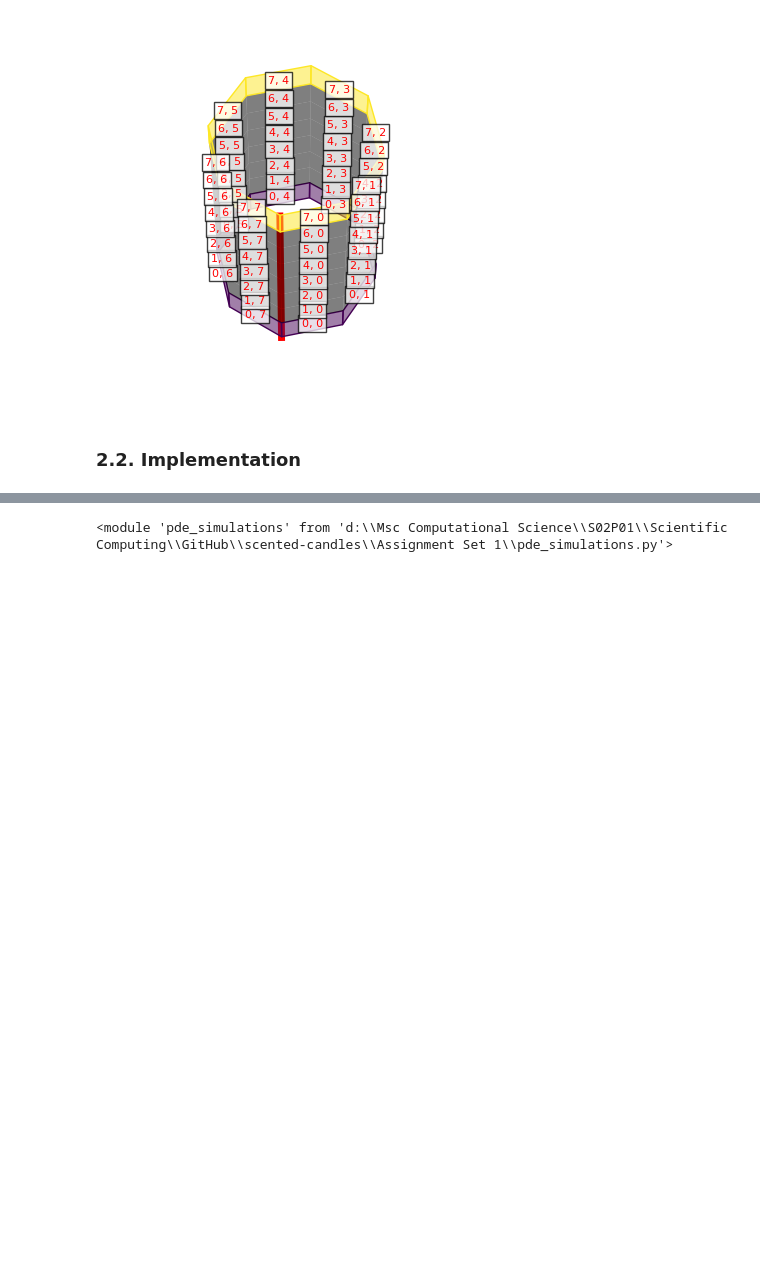
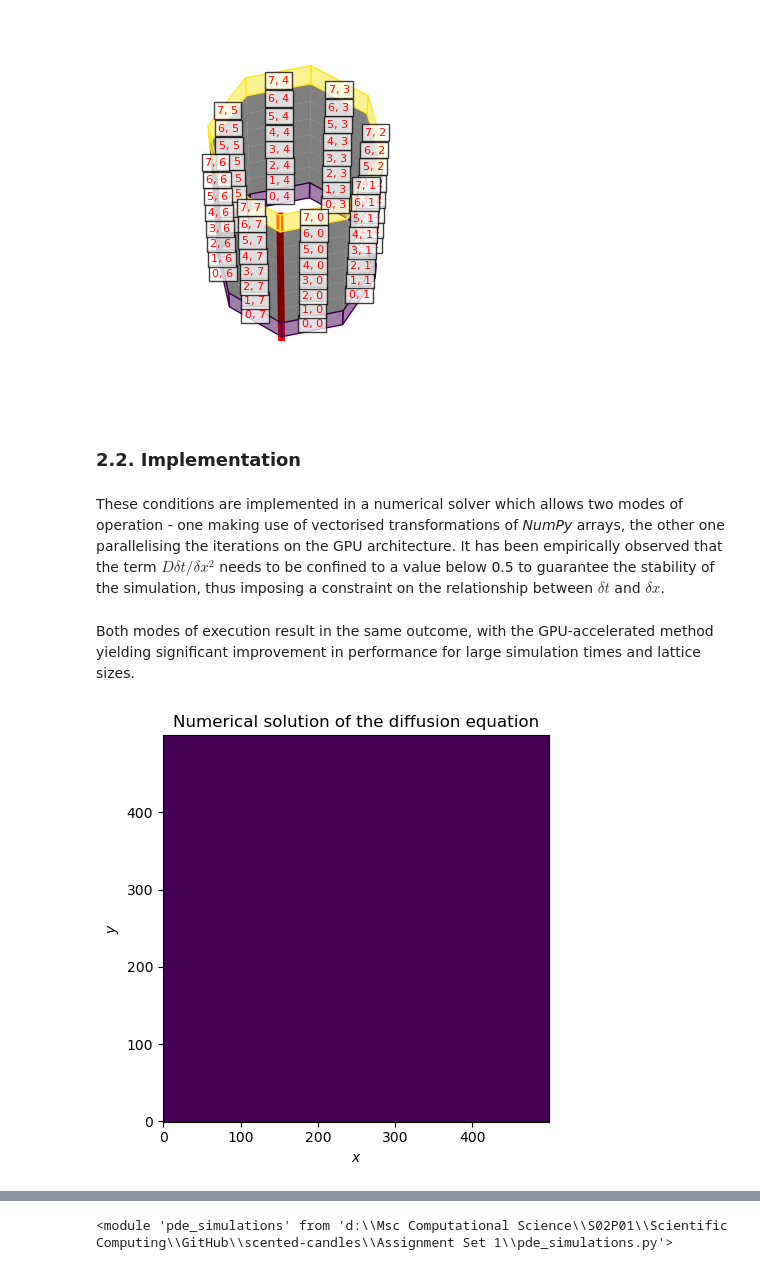
Before and after one commit to mboyan/scented-candles, a Jupyter notebook: Assignment Set 1/AssignmentSet1.ipynb, the cells around one changed output, grey strips where cells are left out. Cells and saved outputs as stored; diff of their text form; code cells hidden in the pictures; blank space fills up the shorter version.

Commit message:
Diffusion animation + analytical solution

```diff
--- a/Assignment Set 1/AssignmentSet1.ipynb
+++ b/Assignment Set 1/AssignmentSet1.ipynb
@@ -233,3 +229,24 @@ vt.plot_cylinder_topo(9)
 [figure]
 # %% [markdown]
 ### 2.2. Implementation
+# %% [markdown]
+These conditions are implemented in a numerical solver which allows two modes of operation - one making use of vectorised transformations of _NumPy_ arrays, the other one parallelising the iterations on the GPU architecture. It has been empirically observed that the term $D\delta{t}/\delta{x^2}$ needs to be confined to a value below 0.5 to guarantee the stability of the simulation, thus imposing a constraint on the relationship between $\delta{t}$ and $\delta{x}$.
+# %%
+# Simulation parameters
+t_max = 0.1
+N = 500
+dt = 0.000001
+
+# Initial condition
+u_init = np.zeros((N, N))
+
+u_evolutions, times = pde.diffusion_system(u_init, t_max, dt=dt, run_GPU=True)
+# %% [markdown]
+Both modes of execution result in the same outcome, with the GPU-accelerated method yielding significant improvement in performance for large simulation times and lattice sizes.
+# %%
+# u_plot = u_evolutions[-1]
+# plt.imshow(u_plot, origin='lower')
+
+vt.animate_diffusion(u_evolutions, times, interval=50)
+# %% [output]
+[figure, added]
```
Also changed, not shown: parts of 7 cells of this notebook, 3 other files.
